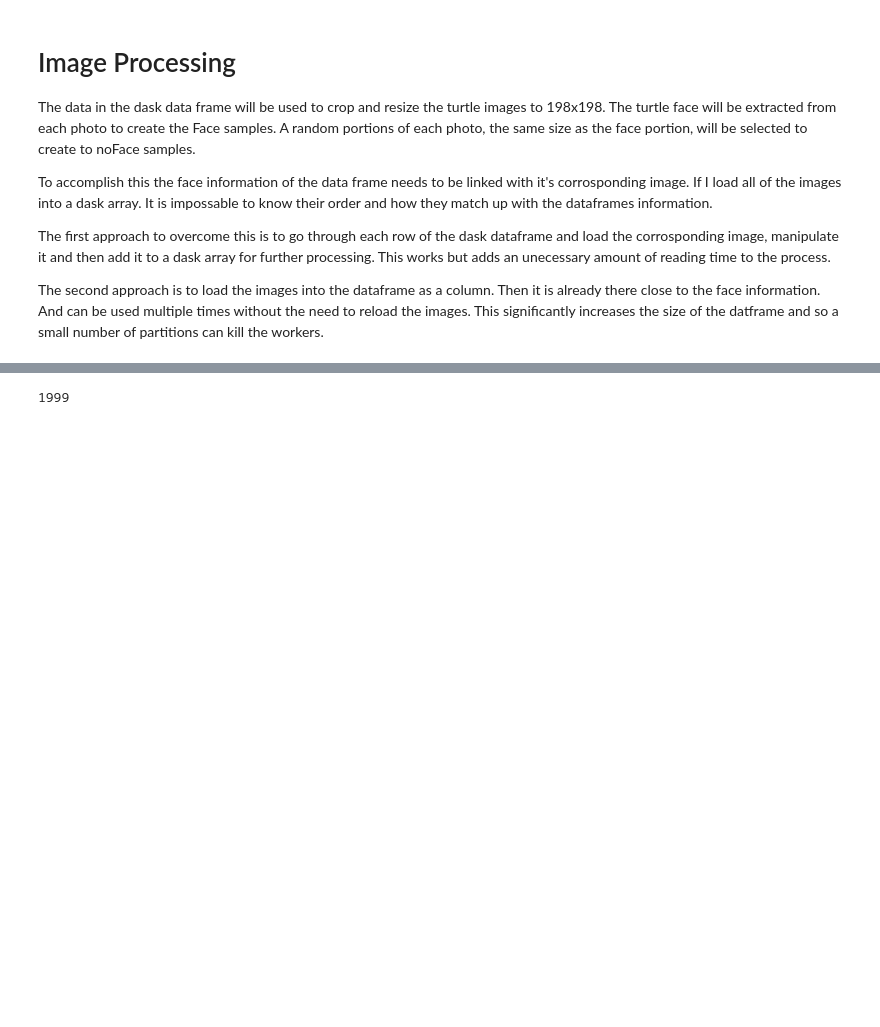
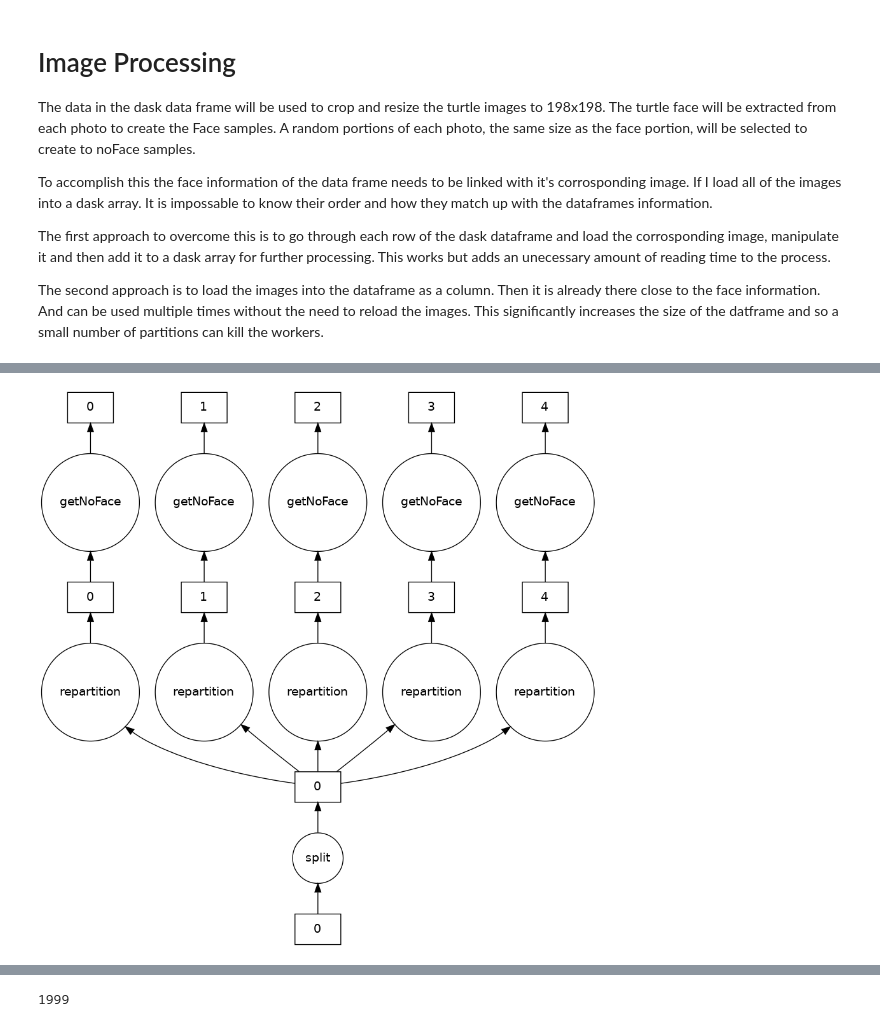
Before and after one commit to DanHarJor/MAPD-B, a Jupyter notebook: dask/notebooks/Daniel_dask_preprocessing-Copy2.ipynb, the cells around one changed output, grey strips where cells are left out. Saved outputs shown, nothing was run; the diff lists cells and outputs as text; code cells hidden in the pictures; blank space fills up the shorter version.

```diff
--- a/dask/notebooks/Daniel_dask_preprocessing-Copy2.ipynb
+++ b/dask/notebooks/Daniel_dask_preprocessing-Copy2.ipynb
@@ -1140,0 +507,54 @@ The next code cell will do the following:
+# %%
+def getNoFace(partition):
+    def getNoFace2(image_info):
+        im = io.imread(image_info['file_path'])
+        im = im[:,:,:3]# remove fourth channel if it exists
+        im_left = im[:, 0:image_info['box_topleft_x'] ,:]
+        im_right = im[:, image_info['box_bottomright_x']: ,:]
+        im_top = im[0:image_info['box_topleft_y'],:,:]
+        im_bottom = im[image_info['box_bottomright_y']:,:,:]
+        del im
+        var = locals()
+        sizes ={'im_left':np.min(np.shape(im_left)[0:2]),'im_right':np.min(np.shape(im_right)[0:2]),'im_top':np.min(np.shape(im_top)[0:2]),'im_bottom':np.min(np.shape(im_bottom)[0:2])}
+        max_side_key = max(sizes, key = sizes.get)
+        rand_gen = np.random.default_rng(12345)
+        max_box_dim = np.max([image_info['box_width'],image_info['box_height']])
+        if sizes[max_side_key]<max_box_dim:
+            side = var[max_side_key]
+            dim = np.shape(side)[0:2]
+            side_max_ind = np.argmax(dim)
+            side_min_ind = not side_max_ind
+            high = dim[side_max_ind] - dim[side_min_ind]
+            along = rand_gen.integers(low = 0, high = high)
+            if(side_max_ind == 0):
+                noface = side[along:along+dim[side_min_ind],:,:]
+            elif(side_max_ind == 1):
+                noface= side[:, along:along+dim[side_min_ind] ,:]
+            del side, dim, side_max_ind, side_min_ind, high, along
+        else:
+            side = var[max_side_key]
+            side_width = np.shape(side)[1]
+            side_height = np.shape(side)[0]
+            rtlx = rand_gen.integers(low = 0, high = side_width - max_box_dim)
+            rtly = rand_gen.integers(low = 0, high = side_height - max_box_dim)
+            noface = side[rtly:rtly+max_box_dim, rtlx:rtlx+max_box_dim, :]
+            del side, side_width, side_height, rtlx, rtly
+        del var, sizes, max_side_key, rand_gen, max_box_dim
+        noface = transform.resize(noface,(198,198,3))
+        io.imsave(path,noface)
+        #return [noface]
+    partition['noface_img'] = partition.apply(getNoFace2, axis = 1)
+    #return partition
+
+df, meta = loadData()
+df, meta = preamble(df,meta, persist=True)
+df = df.repartition(npartitions=5)
+meta = pd.DataFrame({'none':[None]})
+# meta['noface_img'] = [np.zeros((198,198,3))]
+nofacedf = df.map_partitions(getNoFace, meta = meta)
+nofacedf.visualize()
+#nofacedf.compute()
+# del df
+# nofacedf
+# %% [output]
+[figure, added]
```
Also changed, not shown: parts of 151 cells of this notebook, 1 other file.
